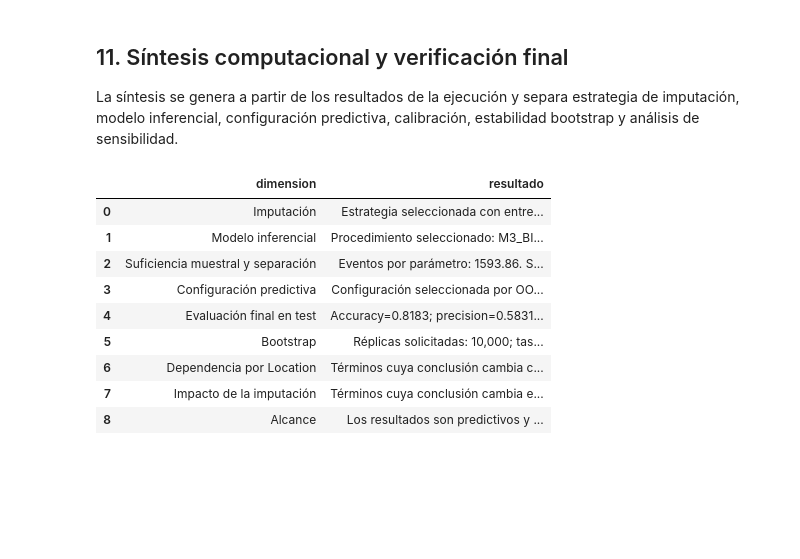
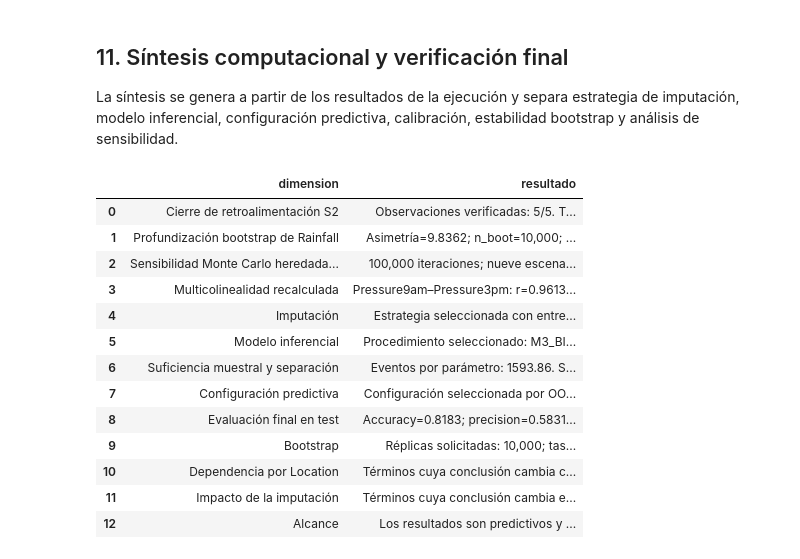
Before and after one commit to edocontreras/mcdia501-estadistica-computacional-g6, a Jupyter notebook: semana3/notebooks/Sumativa3_Rain_Australia_G6.ipynb, the cells around one changed output. Drawn from its saved outputs; the diff is of its cells as text; code cells hidden in the pictures; blank space fills up the shorter version.

```diff
--- a/semana3/notebooks/Sumativa3_Rain_Australia_G6.ipynb
+++ b/semana3/notebooks/Sumativa3_Rain_Australia_G6.ipynb
@@ -61,8 +66,14 @@ N_CV = 5
 N_NESTED_CV = 5
 N_IMPUTATION_CYCLES = 5
 N_BOOT = 10_000
+N_BOOT_RAINFALL = 10_000
+N_MC_S2_CLOSURE = 100_000
+MC_PORTFOLIO_SIZE = 1_000
+N_MC_PORTFOLIO_REPLICATES = 10_000
 MIN_BOOTSTRAP_SUCCESS = 0.95
 BOOTSTRAP_SEED = SEED + 101
+RAINFALL_BOOTSTRAP_SEED = SEED + 211
+MC_S2_CLOSURE_SEED = SEED + 777
 
 pd.set_option('display.max_columns', 150)
 pd.set_option('display.width', 200)
@@ -136,7 +147,11 @@ if not ENVIRONMENT['coincide_entorno_validado'].all():
 display(Markdown(
     f'**Configuración reproducible:** semilla `{SEED}`, prueba `{TEST_SIZE:.0%}`, '
     f'validación cruzada `{N_CV}` pliegues, validación anidada '
-    f'`{N_NESTED_CV}` pliegues y bootstrap `{N_BOOT:,}` réplicas. '
+    f'`{N_NESTED_CV}` pliegues, bootstrap del modelo `{N_BOOT:,}` réplicas, '
+    f'bootstrap de Rainfall `{N_BOOT_RAINFALL:,}` réplicas, Monte Carlo '
+    f'`{N_MC_S2_CLOSURE:,}` iteraciones y '
+    f'`{N_MC_PORTFOLIO_REPLICATES:,}` carteras simuladas de tamaño '
+    f'`{MC_PORTFOLIO_SIZE:,}`. '
     'La selección e inferencia se realizan sin ponderación. La evaluación '
     'predictiva compara configuraciones con y sin ponderación y selecciona '
     'la alternativa mediante predicciones out-of-fold.'
@@ -155,6 +172,7 @@ s1_descriptive_path = ROOT / 'semana1' / 'docs' / 'tables' / '05_estadistica_des
 s1_boxplot_path = ROOT / 'semana1' / 'docs' / 'figures' / 'fig_04_boxplots_por_rain_tomorrow.png'
 s2_stability_path = ROOT / 'semana2' / 'docs' / 'tables' / '04b_diagnostico_estabilidad_correlaciones.csv'
 s2_collinearity_path = ROOT / 'semana2' / 'docs' / 'tables' / '04c_multicolinealidad_predictoras.csv'
+s2_montecarlo_sensitivity_path = ROOT / 'semana2' / 'docs' / 'tables' / '05b_sensibilidad_montecarlo.csv'
 s2_outliers_path = ROOT / 'semana2' / 'docs' / 'tables' / '08b_diagnostico_outliers_iqr.csv'
 s2_robustness_path = ROOT / 'semana2' / 'docs' / 'tables' / '09b_sintesis_robustez.csv'
 s2_inputs_path = ROOT / 'semana2' / 'docs' / 'tables' / '10_resultados_validados_para_s3.csv'
@@ -162,7 +180,8 @@ s2_inputs_path = ROOT / 'semana2' / 'docs' / 'tables' / '10_resultados_validados
 required_files = [
     raw_path, s1_missing_path, s1_corr_path, s1_descriptive_path,
     s1_boxplot_path, s2_stability_path,
-    s2_collinearity_path, s2_outliers_path, s2_robustness_path, s2_inputs_path
+    s2_collinearity_path, s2_montecarlo_sensitivity_path,
+    s2_outliers_path, s2_robustness_path, s2_inputs_path
 ]
 missing_files = [str(path) for path in required_files if not path.exists()]
 if missing_files:
@@ -173,6 +192,7 @@ s1_missing = pd.read_csv(s1_missing_path)
 s1_corr = pd.read_csv(s1_corr_path).set_index('variable')
 s2_stability = pd.read_csv(s2_stability_path)
 s2_collinearity = pd.read_csv(s2_collinearity_path)
+s2_montecarlo_sensitivity = pd.read_csv(s2_montecarlo_sensitivity_path)
 s2_outliers = pd.read_csv(s2_outliers_path)
 s2_robustness = pd.read_csv(s2_robustness_path)
 s2_inputs = pd.read_csv(s2_inputs_path)
@@ -6605,6 +7617,40 @@ imputation_conclusion_changes = int(
 )
 
 summary_rows = [
+    {
+        'dimension': 'Cierre de retroalimentación S2',
+        'resultado': (
+            f'Observaciones verificadas: {int(correction_control["cumple"].sum())}/'
+            f'{len(correction_control)}. Todas las evidencias se generan desde el '
+            'notebook maestro de S3.'
+        )
+    },
+    {
+        'dimension': 'Profundización bootstrap de Rainfall',
+        'resultado': (
+            f'Asimetría={rainfall_skewness:.4f}; n_boot={N_BOOT_RAINFALL:,}; '
+            f'IC BCa 95 %=[{rainfall_bca_li:.4f}, {rainfall_bca_ls:.4f}].'
+        )
+    },
+    {
+        'dimension': 'Sensibilidad Monte Carlo heredada de S2',
+        'resultado': (
+            f'{N_MC_S2_CLOSURE:,} iteraciones; nueve escenarios; '
+            f'VPP base con Humidity3pm ≥ 60 %='
+            f'{base_mc_row["vpp_umbral_60"]:.4f}; '
+            f'alertas esperadas por 1.000='
+            f'{base_mc_row["alertas_esperadas_por_1000"]:.1f}.'
+        )
+    },
+    {
+        'dimension': 'Multicolinealidad recalculada',
+        'resultado': (
+            'Pressure9am–Pressure3pm: '
+            f'r={recalculated_pair_correlation("Pressure9am", "Pressure3pm"):.4f}; '
+            'Temp9am–Temp3pm: '
+            f'r={recalculated_pair_correlation("Temp9am", "Temp3pm"):.4f}.'
+        )
+    },
     {
         'dimension': 'Imputación',
         'resultado': (
@@ -6659,40 +7705,44 @@ summary_rows = [
         'dimension': 'Dependencia por Location',
         'resultado': (
             f'Términos cuya conclusión cambia con errores robustos por cluster: '
             f'{cluster_changes}.'
         )
     },
     {
         'dimension': 'Impacto de la imputación',
         'resultado': (
             f'Términos cuya conclusión cambia entre estrategias: '
             f'{imputation_conclusion_changes}.'
         )
     },
     {
         'dimension': 'Alcance',
         'resultado': (
             'Los resultados son predictivos y asociativos. La estructura '
             'temporal y espacial se evalúa mediante diagnósticos y sensibilidades; '
             'no se realizan afirmaciones causales.'
         )
     }
 ]
 technical_summary = pd.DataFrame(summary_rows)
 technical_summary.to_csv(
     TABLES / '42_sintesis_tecnica_resultados.csv',
     index=False
 )
 display(technical_summary)
 # %% [output]
 |  | dimension | resultado |
-| 0 | Imputación | Estrategia seleccionada con entre... |
-| 1 | Modelo inferencial | Procedimiento seleccionado: M3_BI... |
-| 2 | Suficiencia muestral y separación | Eventos por parámetro: 1593.86. S... |
-| 3 | Configuración predictiva | Configuración seleccionada por OO... |
-| 4 | Evaluación final en test | Accuracy=0.8183; precision=0.5831... |
-| 5 | Bootstrap | Réplicas solicitadas: 10,000; tas... |
-| 6 | Dependencia por Location | Términos cuya conclusión cambia c... |
-| 7 | Impacto de la imputación | Términos cuya conclusión cambia e... |
-| 8 | Alcance | Los resultados son predictivos y ... |
+| 0 | Cierre de retroalimentación S2 | Observaciones verificadas: 5/5. T... |
+| 1 | Profundización bootstrap de Rainfall | Asimetría=9.8362; n_boot=10,000; ... |
+| 2 | Sensibilidad Monte Carlo heredada... | 100,000 iteraciones; nueve escena... |
+| 3 | Multicolinealidad recalculada | Pressure9am–Pressure3pm: r=0.9613... |
+| 4 | Imputación | Estrategia seleccionada con entre... |
+| 5 | Modelo inferencial | Procedimiento seleccionado: M3_BI... |
+| 6 | Suficiencia muestral y separación | Eventos por parámetro: 1593.86. S... |
+| 7 | Configuración predictiva | Configuración seleccionada por OO... |
+| 8 | Evaluación final en test | Accuracy=0.8183; precision=0.5831... |
+| 9 | Bootstrap | Réplicas solicitadas: 10,000; tas... |
+| 10 | Dependencia por Location | Términos cuya conclusión cambia c... |
+| 11 | Impacto de la imputación | Términos cuya conclusión cambia e... |
+| 12 | Alcance | Los resultados son predictivos y ... |
 # %%
```
Also changed, not shown: parts of 13 cells of this notebook.
